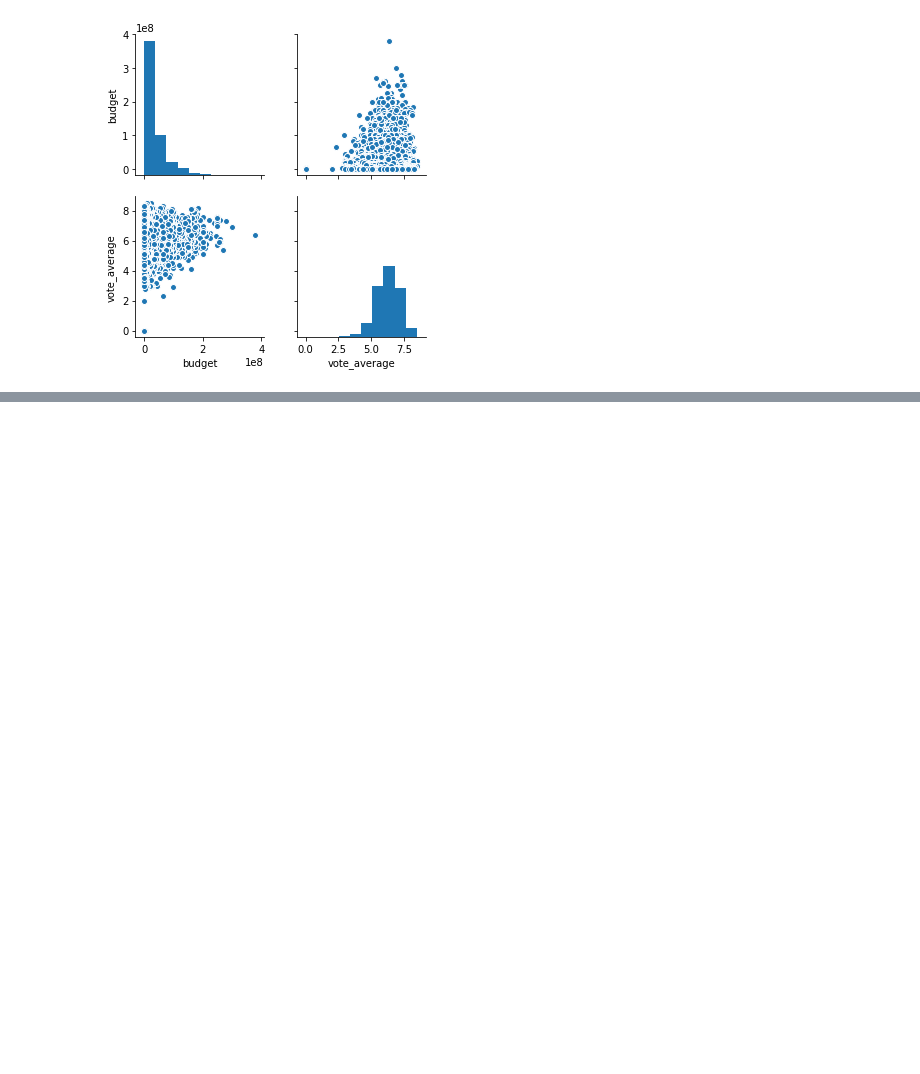
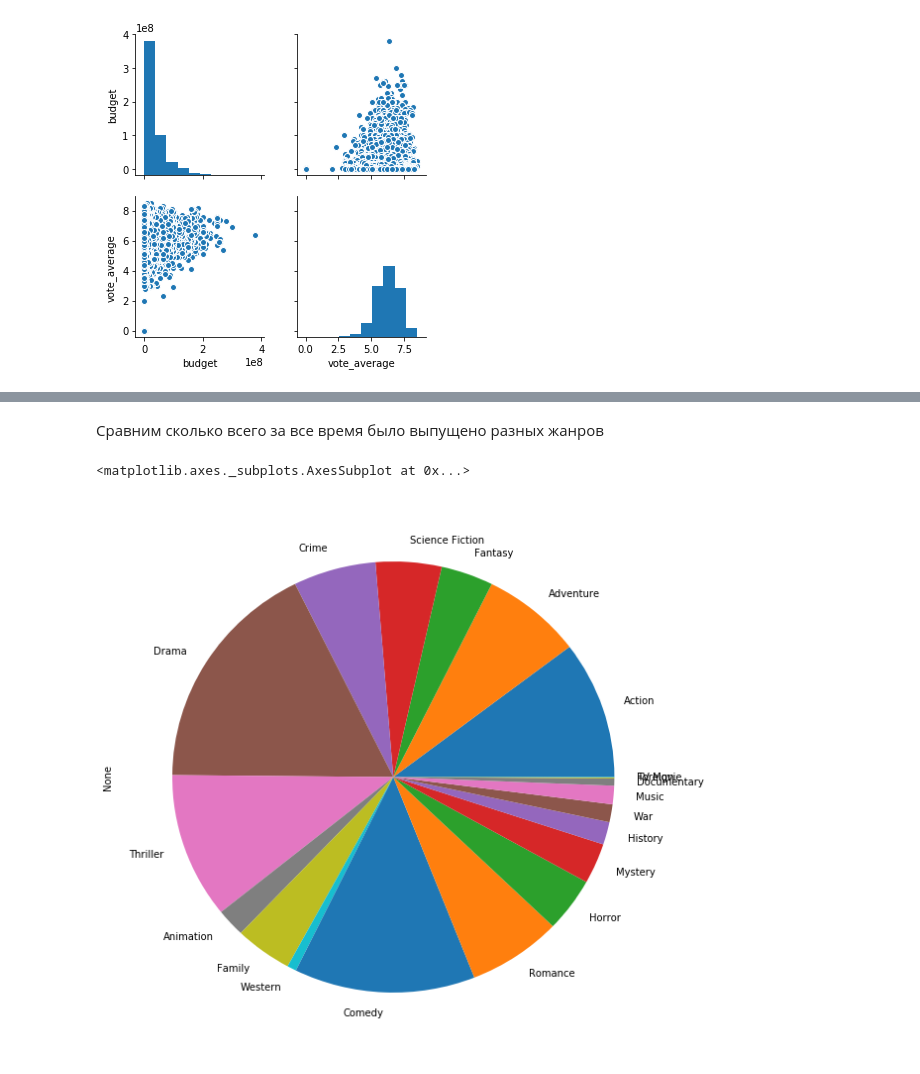
Before and after one commit to rimidalv/school_netology, a Jupyter notebook: part_1/Graphics.ipynb, the cells around one changed output, grey strips where cells are left out. Cells and saved outputs as stored; diff of their text form; code cells hidden in the pictures; blank space fills up the shorter version.

```diff
--- a/part_1/Graphics.ipynb
+++ b/part_1/Graphics.ipynb
@@ -155,0 +243,9 @@ NameError: name 'go' is not defined
+# %% [markdown]
+Сравним сколько всего за все время было выпущено разных жанров
+# %%
+allGenres = releasedGenres[columnsNames].sum()
+
+allGenres.plot.pie(figsize=(10, 10))
+# %% [output]
+<matplotlib.axes._subplots.AxesSubplot at 0x...>
+[figure, added]
```
Also changed, not shown: parts of 43 cells of this notebook.
